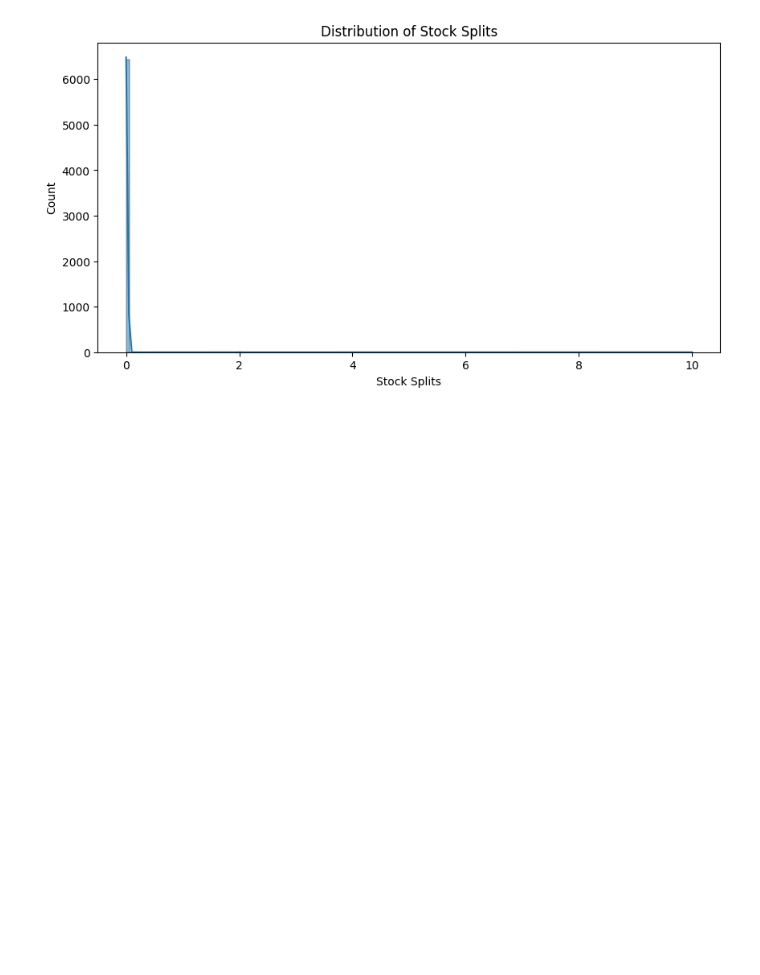
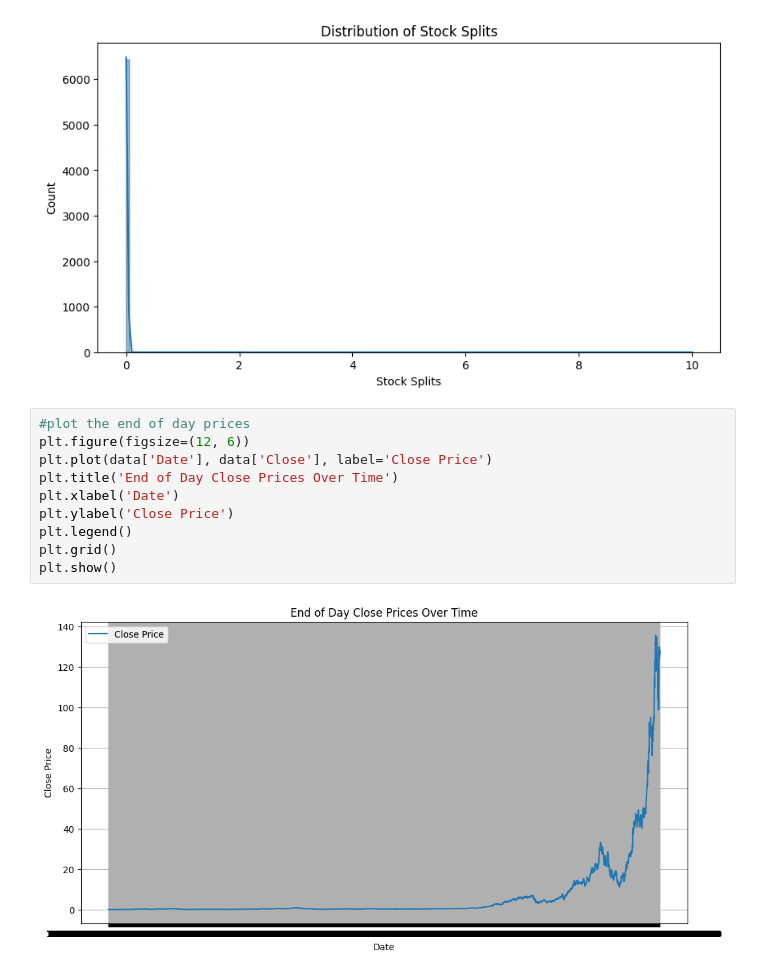
Before and after one commit to TeunDm/Stocks-Modeling, a Jupyter notebook: data_analysis.ipynb, the cells around one changed output. Saved outputs shown, nothing was run; the diff lists cells and outputs as text; blank space fills up the shorter version.

```diff
--- a/data_analysis.ipynb
+++ b/data_analysis.ipynb
@@ -56,3 +56,15 @@ plot_dist(data)
 [figure]
 [figure]
 [figure]
+# %%
+#plot the end of day prices
+plt.figure(figsize=(12, 6))
+plt.plot(data['Date'], data['Close'], label='Close Price')
+plt.title('End of Day Close Prices Over Time')
+plt.xlabel('Date')
+plt.ylabel('Close Price')
+plt.legend()
+plt.grid()
+plt.show()
+# %% [output]
+[figure, added]
```
